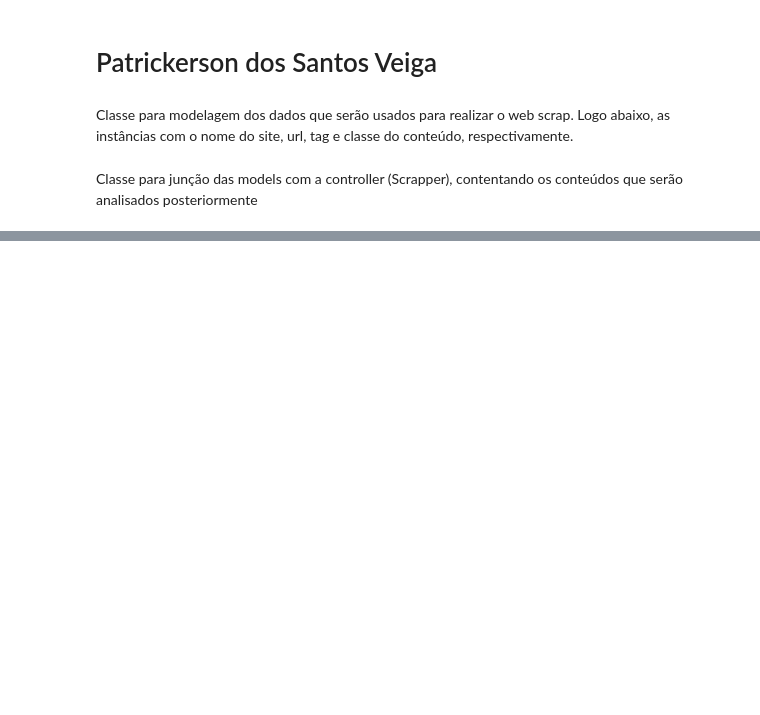
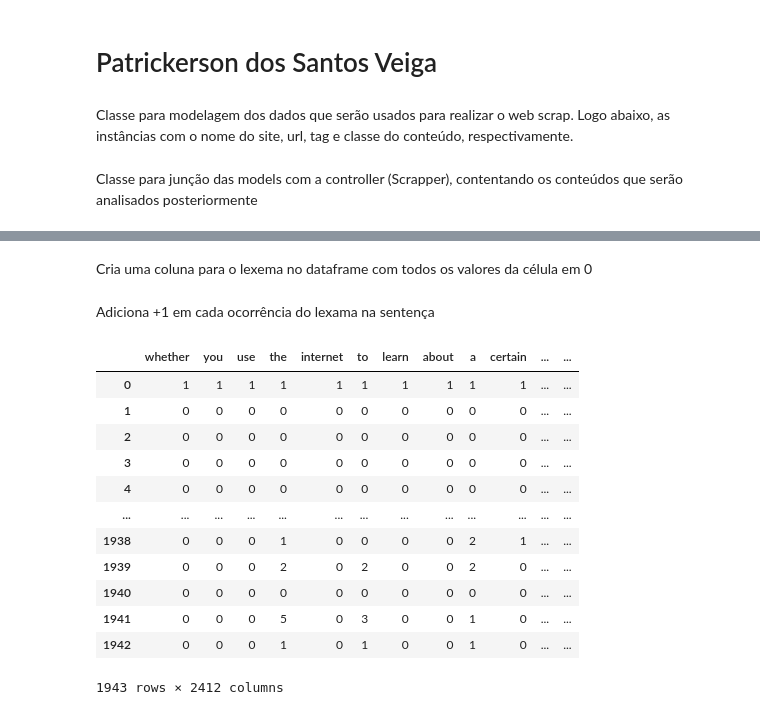
Before and after one commit to patrickerson/corpus, a Jupyter notebook: corpus.ipynb, the cells around one changed output, grey strips where cells are left out. Drawn from its saved outputs; the diff is of its cells as text; code cells hidden in the pictures; blank space fills up the shorter version.

```diff
--- a/corpus.ipynb
+++ b/corpus.ipynb
@@ -206,0 +252,36 @@ scrapper.view_sents_array()
+# %%
+tokens_lemmatize = df.sents.apply(lambda txt : lemmatize(txt))
+df['tokens']=tokens_lemmatize
+# %% [markdown]
+Cria uma coluna para o lexema no dataframe com todos os valores da célula em 0
+# %%
+for i in tokens_lemmatize:
+  for word in i:
+    if type(df.get(word))!=pd.core.series.Series:
+      df[word]=0
+# %% [markdown]
+Adiciona +1 em cada ocorrência do lexama na sentença
+# %%
+count=0
+for i in tokens_lemmatize:
+  for word in i:
+    df.at[count,word]+=1
+  count+=1
+# %%
+bow = df.drop(columns=["tokens", "sents"])
+# %%
+bow
+# %% [output]
+|  | whether | you | use | the | internet | to | learn | about | a | certain | ... | ... |
+| 0 | 1 | 1 | 1 | 1 | 1 | 1 | 1 | 1 | 1 | 1 | ... | ... |
+| 1 | 0 | 0 | 0 | 0 | 0 | 0 | 0 | 0 | 0 | 0 | ... | ... |
+| 2 | 0 | 0 | 0 | 0 | 0 | 0 | 0 | 0 | 0 | 0 | ... | ... |
+| 3 | 0 | 0 | 0 | 0 | 0 | 0 | 0 | 0 | 0 | 0 | ... | ... |
+| 4 | 0 | 0 | 0 | 0 | 0 | 0 | 0 | 0 | 0 | 0 | ... | ... |
+| ... | ... | ... | ... | ... | ... | ... | ... | ... | ... | ... | ... | ... |
+| 1938 | 0 | 0 | 0 | 1 | 0 | 0 | 0 | 0 | 2 | 1 | ... | ... |
+| 1939 | 0 | 0 | 0 | 2 | 0 | 2 | 0 | 0 | 2 | 0 | ... | ... |
+| 1940 | 0 | 0 | 0 | 0 | 0 | 0 | 0 | 0 | 0 | 0 | ... | ... |
+| 1941 | 0 | 0 | 0 | 5 | 0 | 3 | 0 | 0 | 1 | 0 | ... | ... |
+| 1942 | 0 | 0 | 0 | 1 | 0 | 1 | 0 | 0 | 1 | 0 | ... | ... |
+1943 rows × 2412 columns
```
Also changed, not shown: parts of 13 cells of this notebook.
